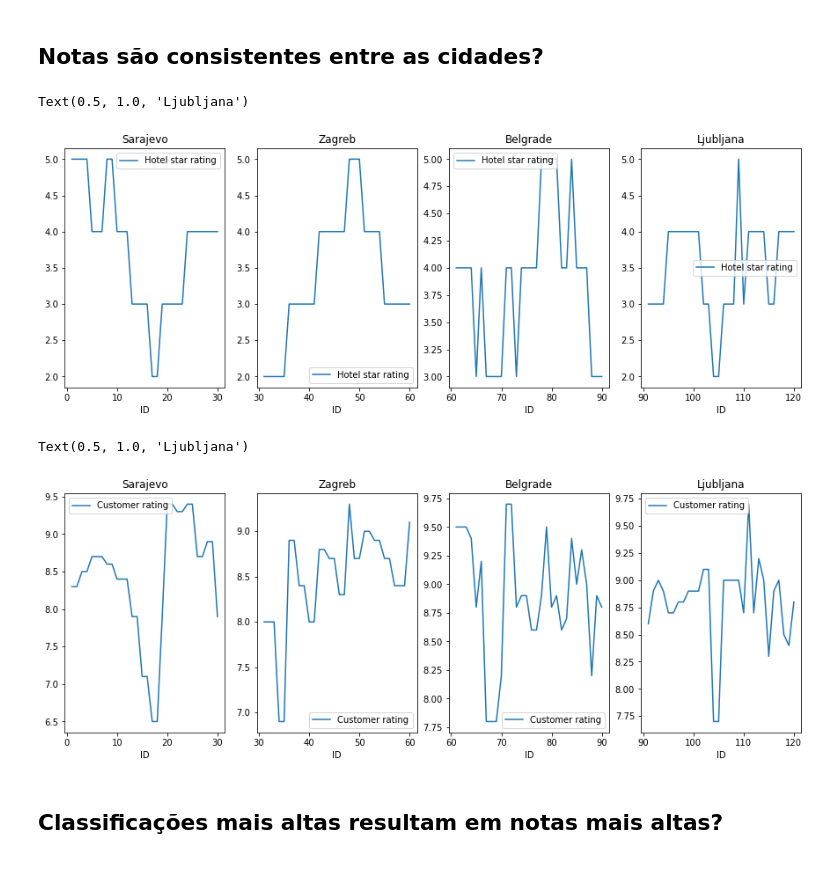
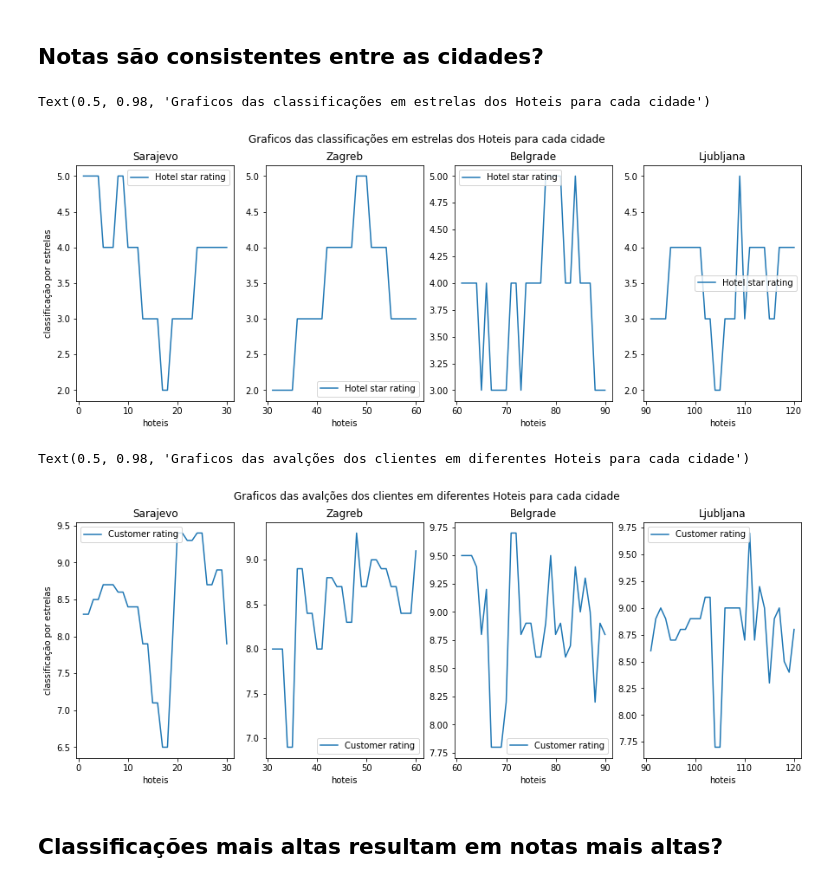
Before and after one commit to vitoriavianna/icd_a2, a Jupyter notebook: main.ipynb, the cells around one changed output. Cells and saved outputs as stored; diff of their text form; code cells hidden in the pictures.

Commit message:
adicionei labels ao graficos

```diff
--- a/main.ipynb
+++ b/main.ipynb
@@ -36,31 +42,23 @@ data.head()
 # %%
-select_city1 = data.loc[data['City'] == 'Sarajevo']
-select_city2 = data.loc[data['City'] == 'Zagreb']
-select_city3 = data.loc[data['City'] == 'Belgrade']
-select_city4 = data.loc[data['City'] == 'Ljubljana']
-
 fig, ax=plt.subplots(1,4,figsize=(15,5))
-select_city1.plot(x='ID', y='Hotel star rating', kind='line', ax=ax[0]).set_title('Sarajevo')
-select_city2.plot(x='ID', y='Hotel star rating', kind='line', ax=ax[1]).set_title('Zagreb')
-select_city3.plot(x='ID', y='Hotel star rating', kind='line', ax=ax[2]).set_title('Belgrade')
-select_city4.plot(x='ID', y='Hotel star rating', kind='line', ax=ax[3]).set_title('Ljubljana')
+select_city1.plot(x='ID', y='Hotel star rating', kind='line', xlabel='hoteis', ylabel='classificação por estrelas', ax=ax[0]).set_title('Sarajevo')
+select_city2.plot(x='ID', y='Hotel star rating', kind='line', xlabel='hoteis', ax=ax[1]).set_title('Zagreb')
+select_city3.plot(x='ID', y='Hotel star rating', kind='line', xlabel='hoteis', ax=ax[2]).set_title('Belgrade')
+select_city4.plot(x='ID', y='Hotel star rating', kind='line', xlabel='hoteis', ax=ax[3]).set_title('Ljubljana')
+pl.suptitle("Graficos das classificações em estrelas dos Hoteis para cada cidade")
 # %% [output]
-Text(0.5, 1.0, 'Ljubljana')
+Text(0.5, 0.98, 'Graficos das classificações em estrelas dos Hoteis para cada cidade')
-[figure, old version]
+[figure, new version]
 # %%
-select_city1 = data.loc[data['City'] == 'Sarajevo']
-select_city2 = data.loc[data['City'] == 'Zagreb']
-select_city3 = data.loc[data['City'] == 'Belgrade']
-select_city4 = data.loc[data['City'] == 'Ljubljana']
-
-fig, ax=plt.subplots(1,4,figsize=(15,5)).set_ti
-select_city1.plot(x='ID', y='Customer rating', kind='line', ax=ax[0]).set_title('Sarajevo')
-select_city2.plot(x='ID', y='Customer rating', kind='line', ax=ax[1]).set_title('Zagreb')
-select_city3.plot(x='ID', y='Customer rating', kind='line', ax=ax[2]).set_title('Belgrade')
-select_city4.plot(x='ID', y='Customer rating', kind='line', ax=ax[3]).set_title('Ljubljana')
+fig, ax=plt.subplots(1,4,figsize=(15,5))
+select_city1.plot(x='ID', y='Customer rating', kind='line', xlabel='hoteis', ylabel='classificação por estrelas', ax=ax[0]).set_title('Sarajevo')
+select_city2.plot(x='ID', y='Customer rating', kind='line', xlabel='hoteis', ax=ax[1]).set_title('Zagreb')
+select_city3.plot(x='ID', y='Customer rating', kind='line', xlabel='hoteis', ax=ax[2]).set_title('Belgrade')
+select_city4.plot(x='ID', y='Customer rating', kind='line', xlabel='hoteis', ax=ax[3]).set_title('Ljubljana')
+pl.suptitle("Graficos das avalções dos clientes em diferentes Hoteis para cada cidade")
 # %% [output]
-Text(0.5, 1.0, 'Ljubljana')
+Text(0.5, 0.98, 'Graficos das avalções dos clientes em diferentes Hoteis para cada cidade')
-[figure, old version]
+[figure, new version]
 # %% [markdown]
 ## Classificações mais altas resultam em notas mais altas?
 # %% [markdown]
```
Also changed, not shown: parts of 2 cells of this notebook.
